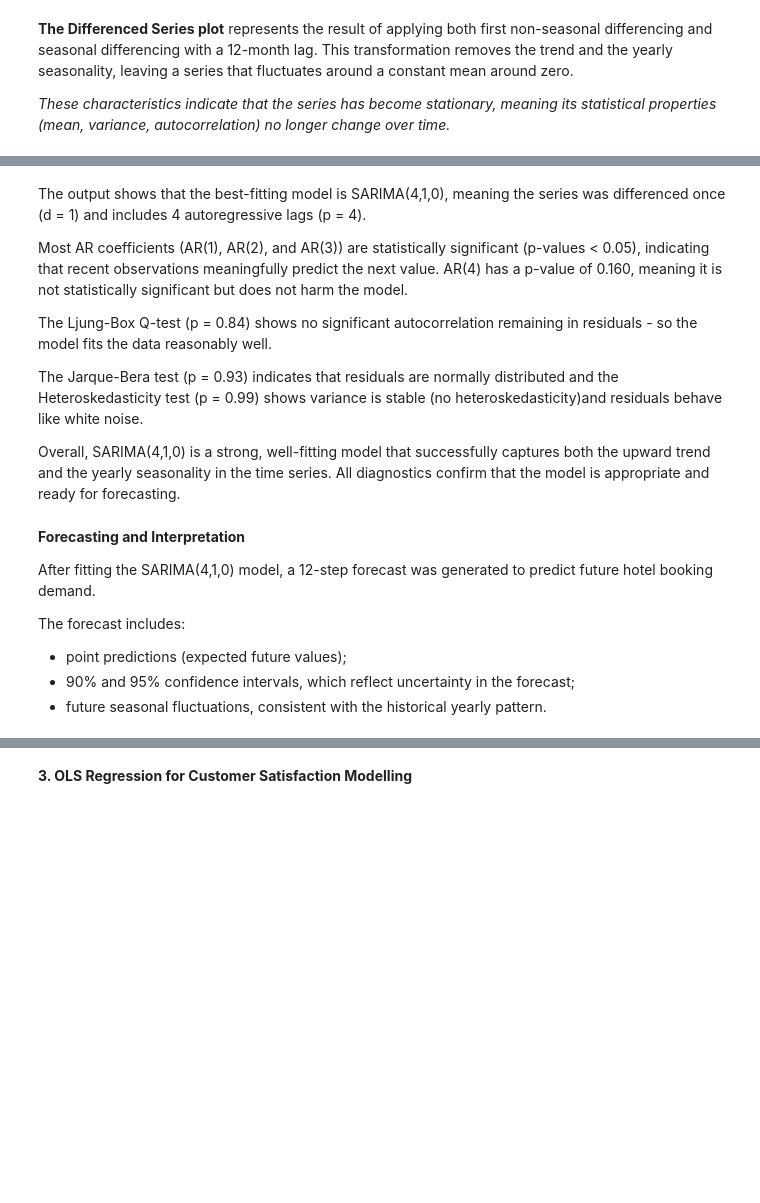
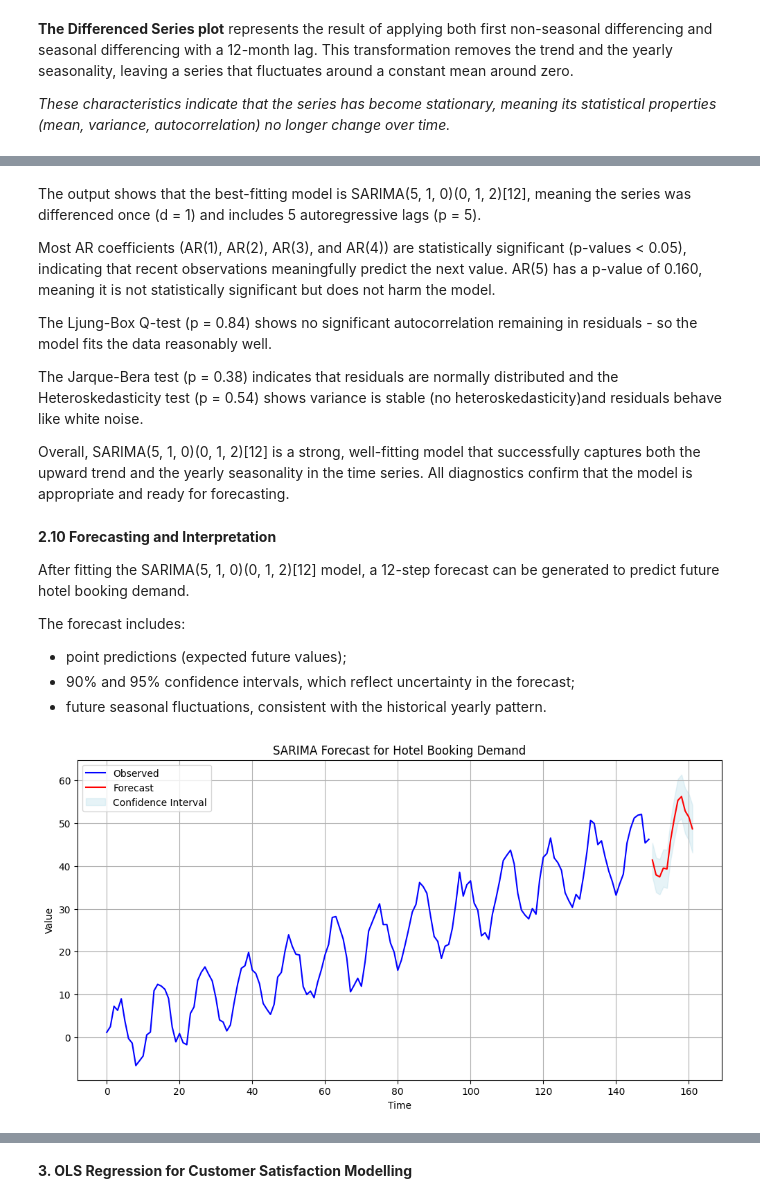
Before and after one commit to kristina-pal/BD4_Assignment, a Jupyter notebook: 3461226_BD4_Assignment.ipynb, the cells around one changed output, grey strips where cells are left out. Cells and saved outputs as stored; diff of their text form; code cells hidden in the pictures; blank space fills up the shorter version.

```diff
--- a/3461226_BD4_Assignment.ipynb
+++ b/3461226_BD4_Assignment.ipynb
@@ -403,7 +434,7 @@ Therefore, **SARIMA(4,1,0)(0,1,1)[12]** is the best-performing forecasting model
 import statsmodels.api as sm
 
 # Fit the best SARIMA model
-model = sm.tsa.statespace.SARIMAX(t_s['Value'], order=(4,1,0), seasonal_order=(0,1,1,12), enforce_stationarity=False, enforce_invertibility=False)
+model = sm.tsa.statespace.SARIMAX(t_s['Value'], order=(5,1,0), seasonal_order=(0,1,2,12), enforce_stationarity=False, enforce_invertibility=False)
 
 results = model.fit()
 print(results.summary())
@@ -410,19 +459,19 @@ print(results.summary())
 # %% [markdown]
-The output shows that the best-fitting model is SARIMA(4,1,0), meaning the series was differenced once (d = 1) and includes 4 autoregressive lags (p = 4).
+The output shows that the best-fitting model is SARIMA(5, 1, 0)(0, 1, 2)[12], meaning the series was differenced once (d = 1) and includes 5 autoregressive lags (p = 5).
 
-Most AR coefficients (AR(1), AR(2), and AR(3)) are statistically significant (p-values < 0.05), indicating that recent observations meaningfully predict the next value.
-AR(4) has a p-value of 0.160, meaning it is not statistically significant but does not harm the model.
+Most AR coefficients (AR(1), AR(2), AR(3), and AR(4)) are statistically significant (p-values < 0.05), indicating that recent observations meaningfully predict the next value.
+AR(5) has a p-value of 0.160, meaning it is not statistically significant but does not harm the model.
 
 The Ljung-Box Q-test (p = 0.84) shows no significant autocorrelation remaining in residuals - so the model fits the data reasonably well.
 
-The Jarque-Bera test (p = 0.93) indicates that residuals are normally distributed and the Heteroskedasticity test (p = 0.99) shows variance is stable (no heteroskedasticity)and residuals behave like white noise.
+The Jarque-Bera test (p = 0.38) indicates that residuals are normally distributed and the Heteroskedasticity test (p = 0.54) shows variance is stable (no heteroskedasticity)and residuals behave like white noise.
 
-Overall, SARIMA(4,1,0) is a strong, well-fitting model that successfully captures both the upward trend and the yearly seasonality in the time series. All diagnostics confirm that the model is appropriate and ready for forecasting.
+Overall, SARIMA(5, 1, 0)(0, 1, 2)[12] is a strong, well-fitting model that successfully captures both the upward trend and the yearly seasonality in the time series. All diagnostics confirm that the model is appropriate and ready for forecasting.
 # %% [markdown]
-**Forecasting and Interpretation**
+**2.10 Forecasting and Interpretation**
 
 
-After fitting the SARIMA(4,1,0) model, a 12-step forecast was generated to predict future hotel booking demand.
+After fitting the SARIMA(5, 1, 0)(0, 1, 2)[12] model, a 12-step forecast can be generated to predict future hotel booking demand.
 
 The forecast includes:
 - point predictions (expected future values);
@@ -431,26 +480,28 @@ The forecast includes:
 # %%
 # @title
 # Forecast for the next 12 months
 n_steps = 12
 forecast = results.get_forecast(steps=n_steps)
 
 forecast_values = forecast.predicted_mean
 conf_int = forecast.conf_int()
 
 # Plot the forecast
 plt.figure(figsize=(12, 6))
 plt.plot(t_s.index, t_s['Value'], label='Observed', color='blue')
 
 # Forecast line
 plt.plot(forecast_values.index, forecast_values, label='Forecast', color='red')
 
 # Confidence intervals
-plt.fill_between(forecast_values.index, conf_int.iloc[:, 0], conf_int.iloc[:, 1], color='pink', alpha=0.3, label='Confidence Interval')
+plt.fill_between(forecast_values.index, conf_int.iloc[:, 0], conf_int.iloc[:, 1], color='lightblue', alpha=0.3, label='Confidence Interval')
 
 plt.title('SARIMA Forecast for Hotel Booking Demand')
 plt.xlabel('Time')
 plt.ylabel('Value')
 plt.legend()
 plt.grid(True)
 plt.show()
+# %% [output]
+[figure, added]
 # %% [markdown]
```
Also changed, not shown: parts of 17 cells of this notebook.
